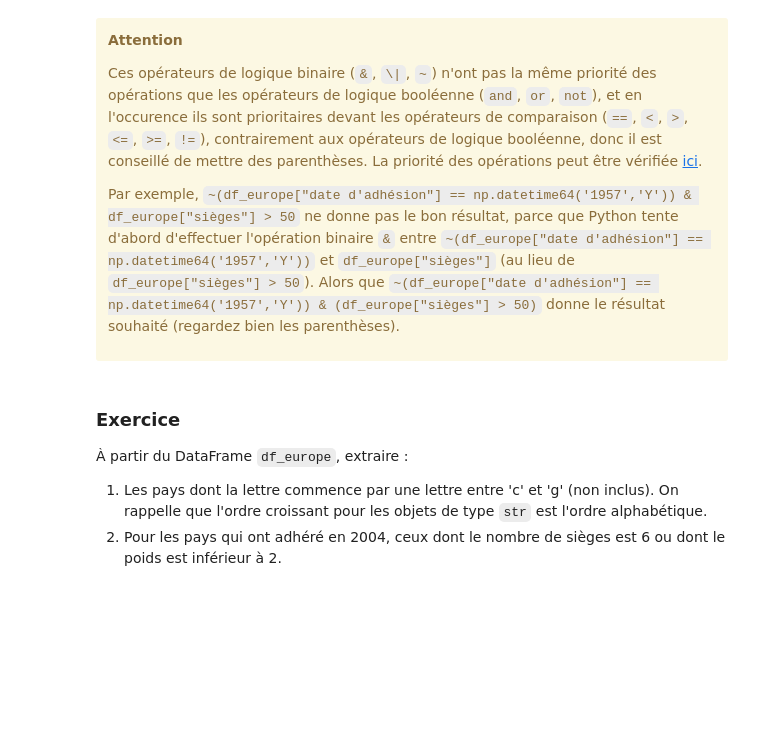
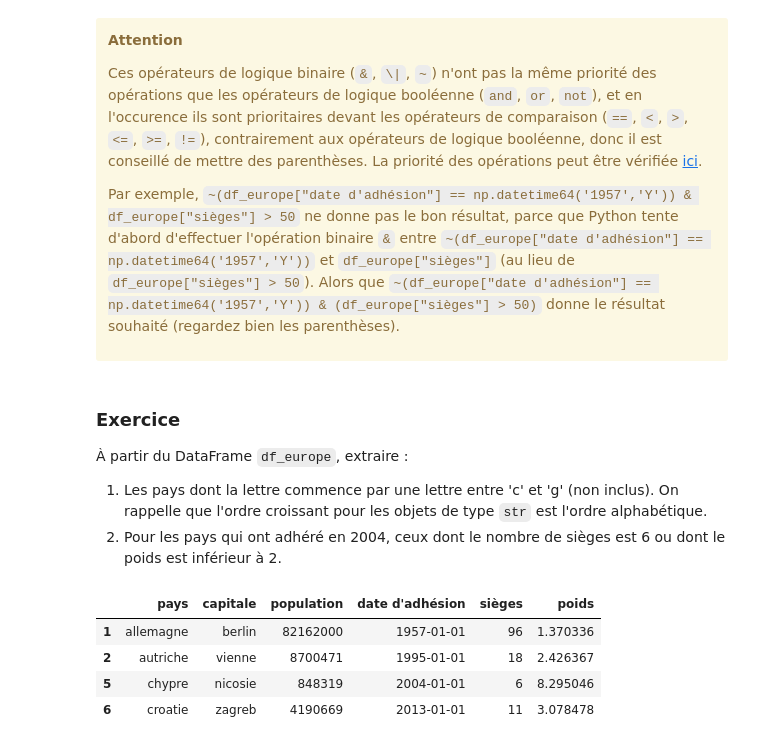
Before and after one commit to kmiloarguello/physique-numerique, a Jupyter notebook: etu-02-demarche-de-modelisation/etu-02-logique-filtrage.ipynb, the cells around one changed output. Saved outputs shown, nothing was run; the diff lists cells and outputs as text; code cells hidden in the pictures; blank space fills up the shorter version.

```diff
--- a/etu-02-demarche-de-modelisation/etu-02-logique-filtrage.ipynb
+++ b/etu-02-demarche-de-modelisation/etu-02-logique-filtrage.ipynb
@@ -495,3 +551,13 @@ Par exemple, `~(df_europe["date d'adhésion"] == np.datetime64('1957','Y')) & df
 
 1. Les pays dont la lettre commence par une lettre entre 'c' et 'g' (non inclus). On rappelle que l'ordre croissant pour les objets de type `str` est l'ordre alphabétique.
 2. Pour les pays qui ont adhéré en 2004, ceux dont le nombre de sièges est 6 ou dont le poids est inférieur à 2.
+# %%
+# 1
+condition_name = np.logical_or(df_europe["pays"].str[0] == "c" , df_europe["pays"].str[0] == "a")
+df_europe[condition_name]
+# %% [output]
+|  | pays | capitale | population | date d'adhésion | sièges | poids |
+| 1 | allemagne | berlin | 82162000 | 1957-01-01 | 96 | 1.370336 |
+| 2 | autriche | vienne | 8700471 | 1995-01-01 | 18 | 2.426367 |
+| 5 | chypre | nicosie | 848319 | 2004-01-01 | 6 | 8.295046 |
+| 6 | croatie | zagreb | 4190669 | 2013-01-01 | 11 | 3.078478 |
```
Also changed, not shown: parts of 11 cells of this notebook.
